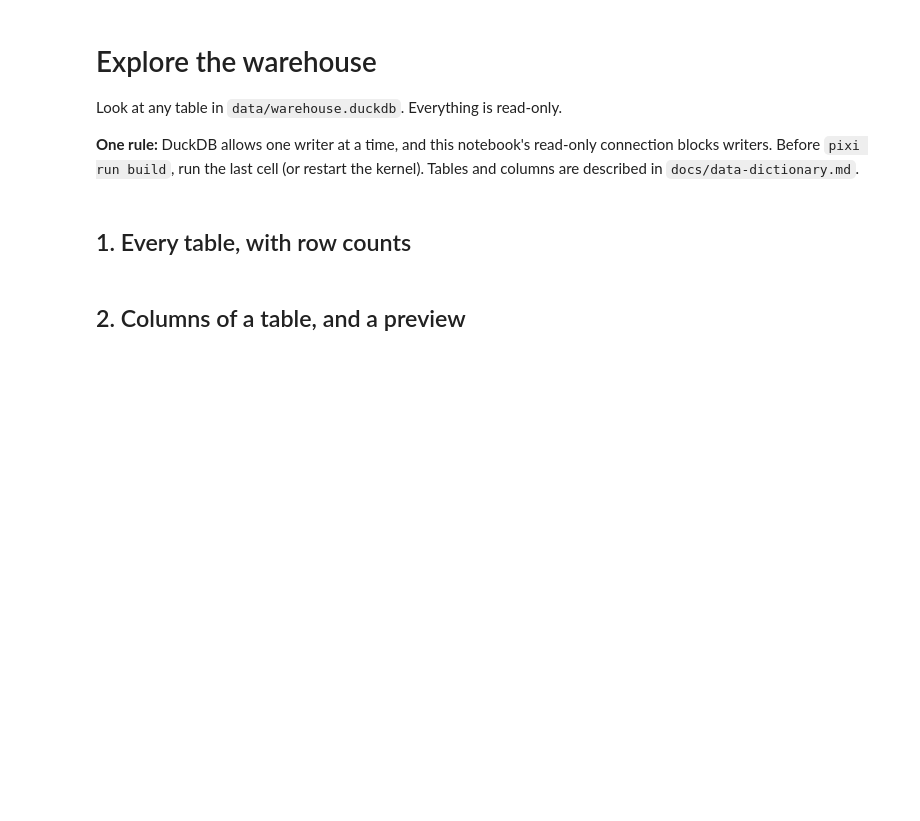
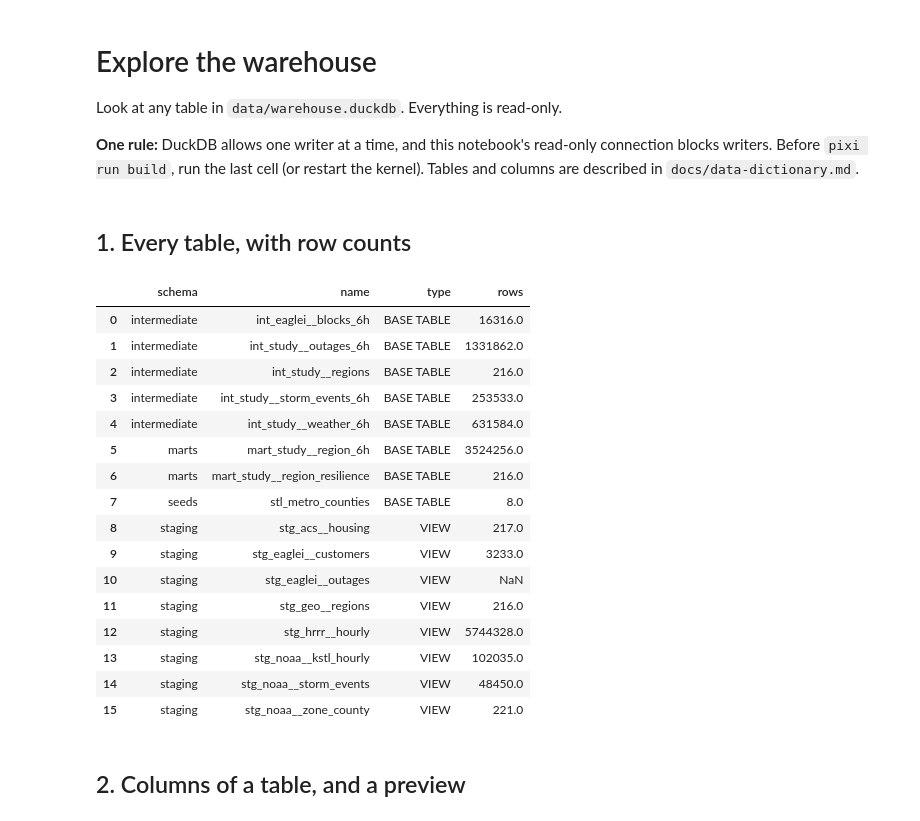
Before and after one commit to UgoBruzadin/storm-outage-risk, a Jupyter notebook: notebooks/explore_warehouse.ipynb, the cells around one changed output. Saved outputs shown, nothing was run; the diff lists cells and outputs as text; code cells hidden in the pictures; blank space fills up the shorter version.

```diff
--- a/notebooks/explore_warehouse.ipynb
+++ b/notebooks/explore_warehouse.ipynb
@@ -35,14 +35,32 @@ def q(sql):
 # %%
 tables = q("""
     SELECT table_schema AS schema, table_name AS name, table_type AS type
     FROM information_schema.tables
     WHERE table_schema IN ('seeds', 'staging', 'intermediate', 'marts')
     ORDER BY schema, name
 """)
 # the national outage view reads ~250M rows of CSV: count it only if you mean to
 tables["rows"] = [q(f"SELECT count(*) FROM {s}.{n}").iloc[0, 0] if n != "stg_eaglei__outages" else None
-                  for s, n in zip(tables.schema, tables.name)]
+                  for s, n in zip(tables.schema, tables.name, strict=True)]
 tables
+# %% [output]
+|  | schema | name | type | rows |
+| 0 | intermediate | int_eaglei__blocks_6h | BASE TABLE | 16316.0 |
+| 1 | intermediate | int_study__outages_6h | BASE TABLE | 1331862.0 |
+| 2 | intermediate | int_study__regions | BASE TABLE | 216.0 |
+| 3 | intermediate | int_study__storm_events_6h | BASE TABLE | 253533.0 |
+| 4 | intermediate | int_study__weather_6h | BASE TABLE | 631584.0 |
+| 5 | marts | mart_study__region_6h | BASE TABLE | 3524256.0 |
+| 6 | marts | mart_study__region_resilience | BASE TABLE | 216.0 |
+| 7 | seeds | stl_metro_counties | BASE TABLE | 8.0 |
+| 8 | staging | stg_acs__housing | VIEW | 217.0 |
+| 9 | staging | stg_eaglei__customers | VIEW | 3233.0 |
+| 10 | staging | stg_eaglei__outages | VIEW | NaN |
+| 11 | staging | stg_geo__regions | VIEW | 216.0 |
+| 12 | staging | stg_hrrr__hourly | VIEW | 5744328.0 |
+| 13 | staging | stg_noaa__kstl_hourly | VIEW | 102035.0 |
+| 14 | staging | stg_noaa__storm_events | VIEW | 48450.0 |
+| 15 | staging | stg_noaa__zone_county | VIEW | 221.0 |
 # %% [markdown]
 ## 2. Columns of a table, and a preview
 # %%
```
Also changed, not shown: parts of 8 cells of this notebook, 35 other files.
